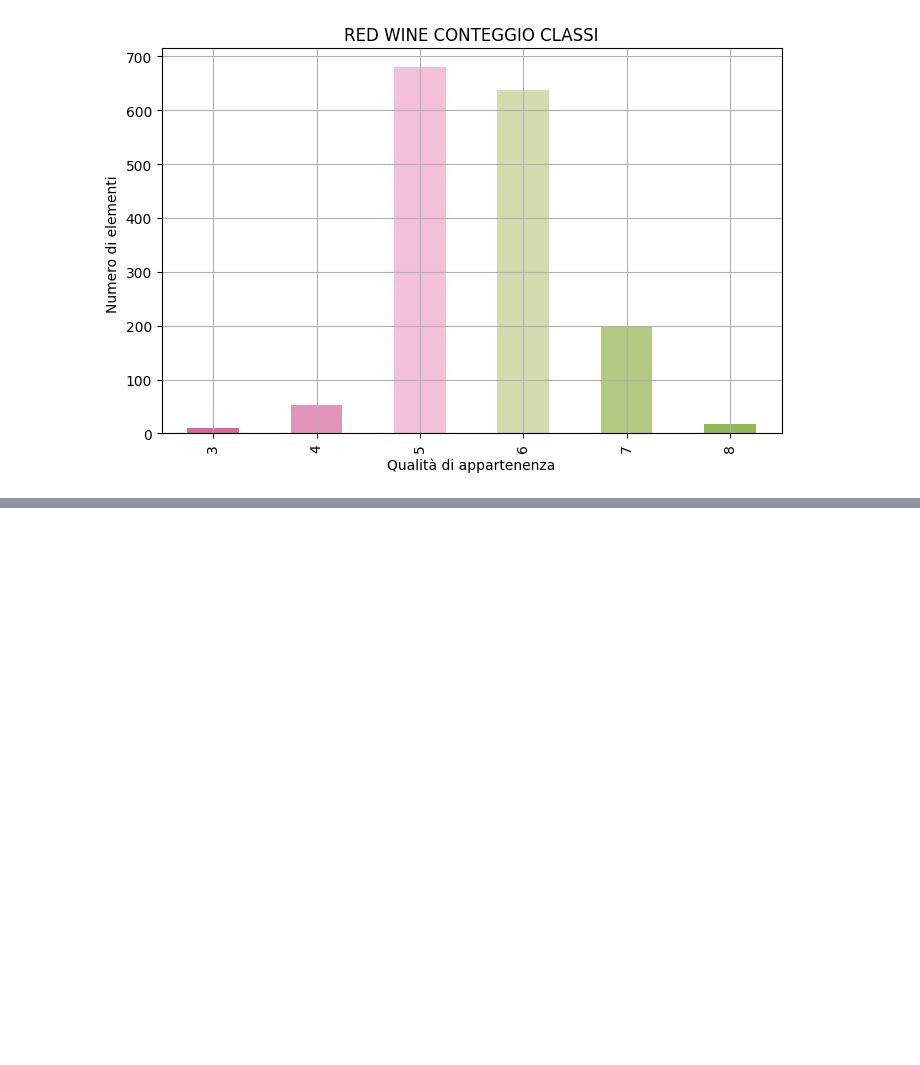
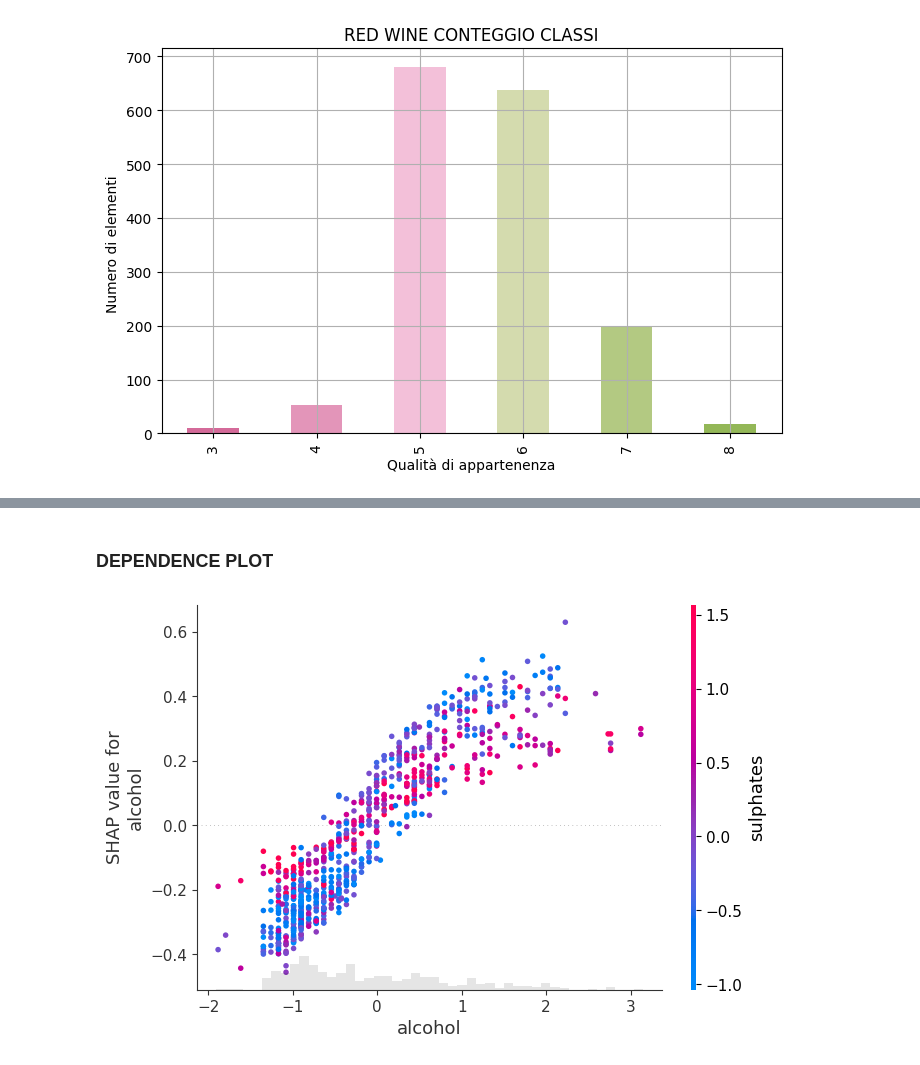
Before and after one commit to MarcoMungaiCoppolino/Data-Science-Portfolio, a Jupyter notebook: GameTheory_For_Explainable_ML/notebooks/prototype-notebook.ipynb, the cells around one changed output, grey strips where cells are left out. Cells and saved outputs as stored; diff of their text form; code cells hidden in the pictures; blank space fills up the shorter version.

```diff
--- a/GameTheory_For_Explainable_ML/notebooks/prototype-notebook.ipynb
+++ b/GameTheory_For_Explainable_ML/notebooks/prototype-notebook.ipynb
@@ -98,0 +295,6 @@ plt.grid()
+# %% [markdown]
+### DEPENDENCE PLOT
+# %%
+shap.plots.scatter(shap_explanation_Perm[:, 'alcohol'], color=shap_explanation_Perm)
+# %% [output]
+[figure, added]
```
Also changed, not shown: parts of 25 cells of this notebook, 3 other files.
